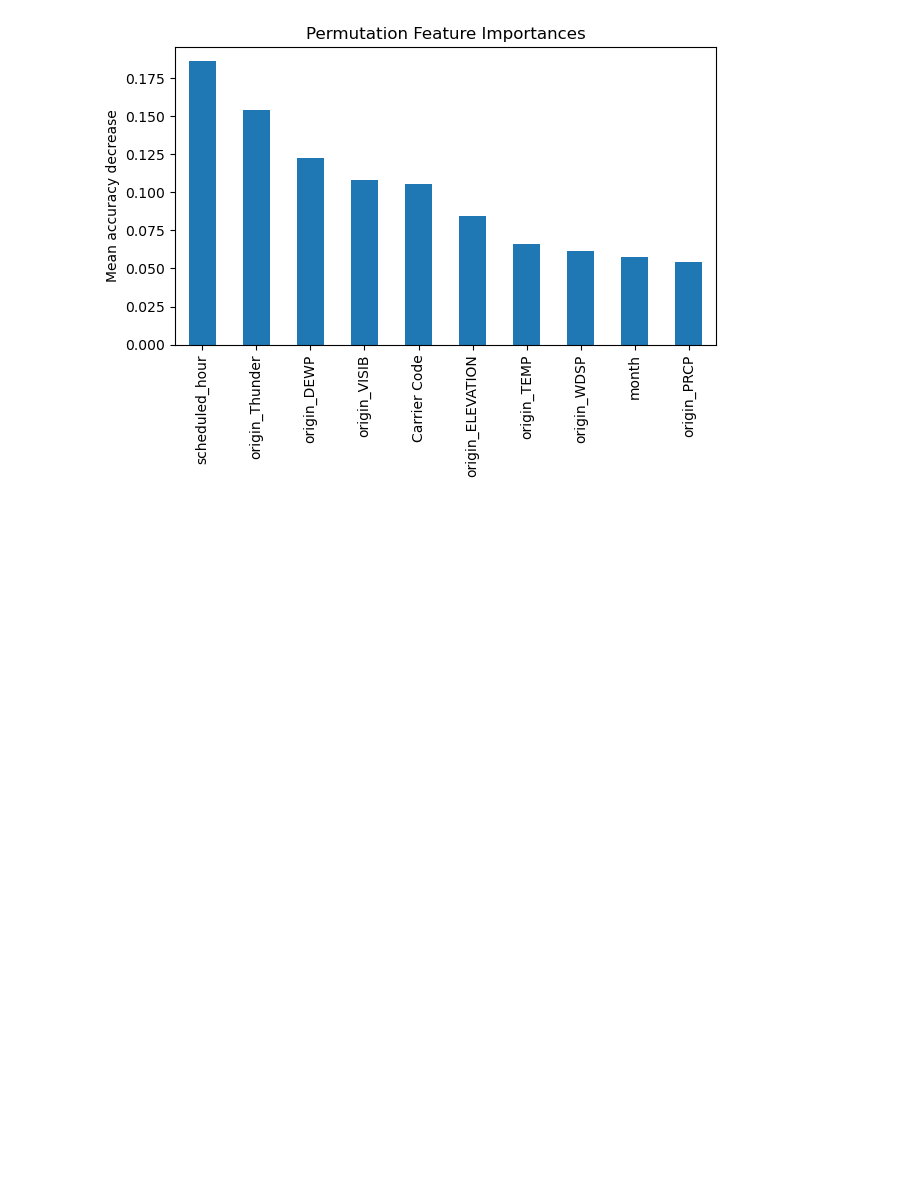
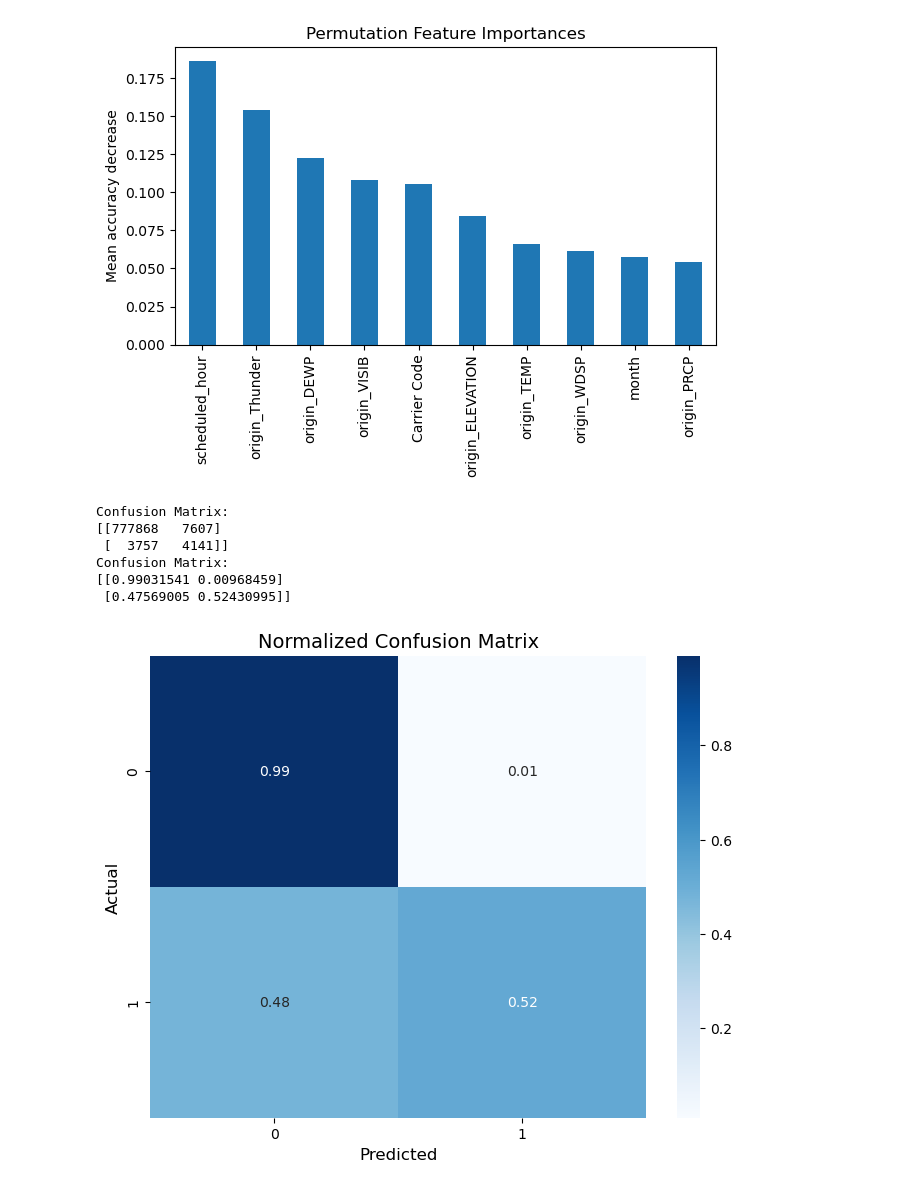
Before and after one commit to shearidl/Flight-Delays-Prediction-Model, a Jupyter notebook: ML_Classifiers.ipynb, the cells around one changed output. Saved outputs shown, nothing was run; the diff lists cells and outputs as text; code cells hidden in the pictures; blank space fills up the shorter version.

```diff
--- a/ML_Classifiers.ipynb
+++ b/ML_Classifiers.ipynb
@@ -773,7 +806,9 @@ hgb = make_pipeline(
         max_depth=10,
         l2_regularization=1.0, # stops overfitting
         early_stopping=True,
-        scoring="average_precision")
+        scoring="average_precision",
+        random_state=200
+    )
 )
 
 hgb.fit(X_train, y_train)
@@ -821,7 +857,7 @@ from sklearn.metrics import classification_report
 
 probs = hgb.predict_proba(X_test)[:,1]
 
-y_pred = (probs > 0.16).astype(int)
+y_pred = (probs > 0.14).astype(int)
 
 print(classification_report(y_test, y_pred))
 # %% [output]
@@ -891,3 +918,35 @@ fig.tight_layout()
 plt.show()
 # %% [output]
 [figure]
+# %%
+from sklearn.metrics import confusion_matrix
+conf_matrix = confusion_matrix(y_test, y_pred)
+print("Confusion Matrix:")
+print(conf_matrix)
+
+adj_conf_matrix = confusion_matrix(y_test, y_pred, normalize="true")
+print("Confusion Matrix:")
+print(adj_conf_matrix)
+# %% [output]
+Confusion Matrix:
+[[777868   7607]
+ [  3757   4141]]
+Confusion Matrix:
+[[0.99031541 0.00968459]
+ [0.47569005 0.52430995]]
+# %%
+import matplotlib.pyplot as plt
+import seaborn as sns
+from sklearn.metrics import confusion_matrix, ConfusionMatrixDisplay
+
+
+plt.figure(figsize=(8, 6))
+sns.heatmap(adj_conf_matrix, annot=True, fmt=".2f", cmap="Blues", xticklabels=["0", "1"], yticklabels=["0", "1"])
+plt.xlabel('Predicted', fontsize=12)
+plt.ylabel('Actual', fontsize=12)
+plt.title('Normalized Confusion Matrix', fontsize=14)
+plt.show()
+
+# still not super good
+# %% [output]
+[figure, added]
```
Also changed, not shown: parts of 14 cells of this notebook.
